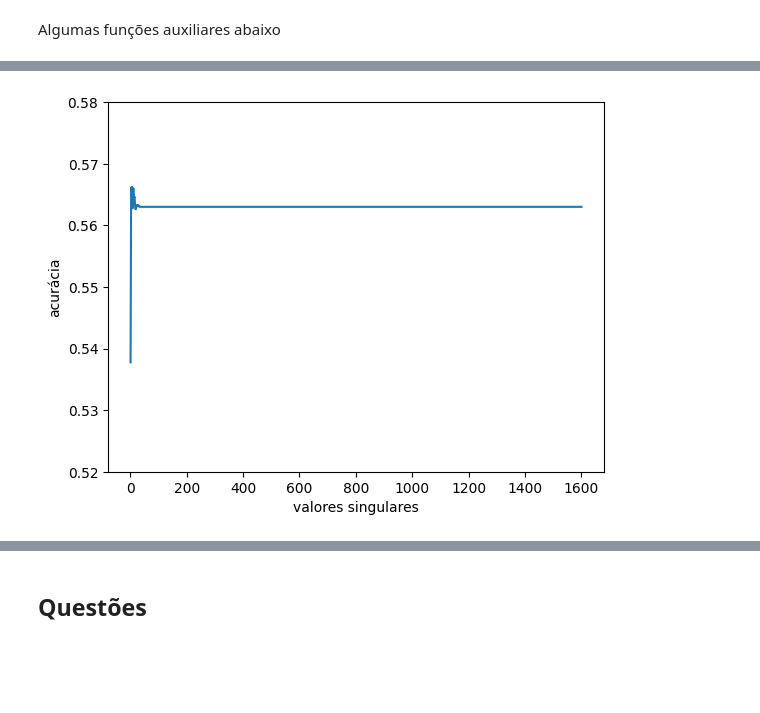
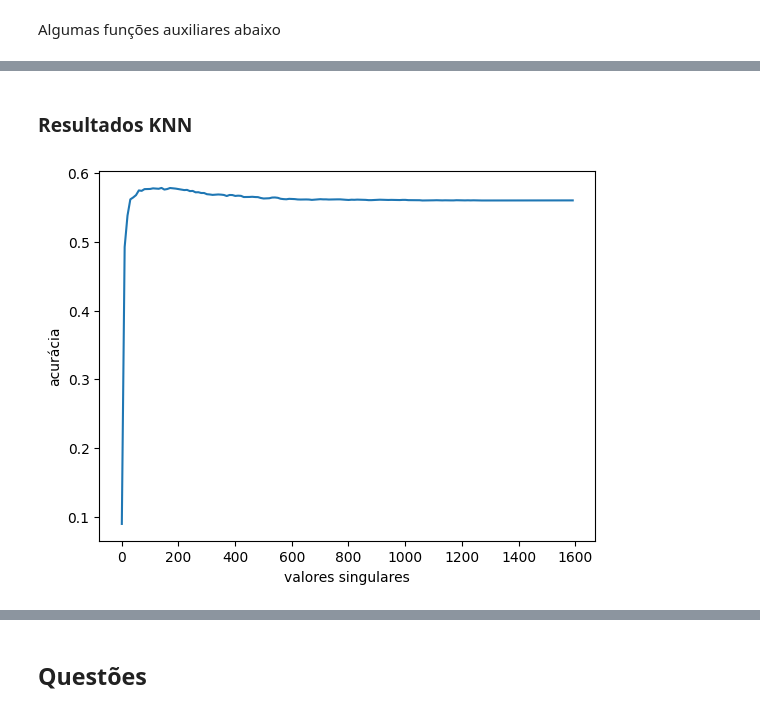
Before and after one commit to GabrielLins64/fad-trabalho-2, a Jupyter notebook: fad-gabriel_lins.ipynb, the cells around one changed output, grey strips where cells are left out. Drawn from its saved outputs; the diff is of its cells as text; code cells hidden in the pictures; blank space fills up the shorter version.

```diff
--- a/fad-gabriel_lins.ipynb
+++ b/fad-gabriel_lins.ipynb
@@ -367,11 +384,12 @@ def save_results(k, accuracy):
+# %% [markdown]
+### Resultados KNN
 # %%
-results_df = pd.read_csv('results.csv')
+results_df = pd.read_csv(f'knn_{RESULTS_PATH}')
 k = results_df['k']
 accuracy = results_df['accuracy']
 plt.plot(k, accuracy)
 plt.xlabel('valores singulares')
 plt.ylabel('acurácia')
-plt.ylim(0.52, 0.58)
 plt.show()
 # %% [output]
-[figure, old version]
+[figure, new version]
```
Also changed, not shown: parts of 15 cells of this notebook, 3 other files.
